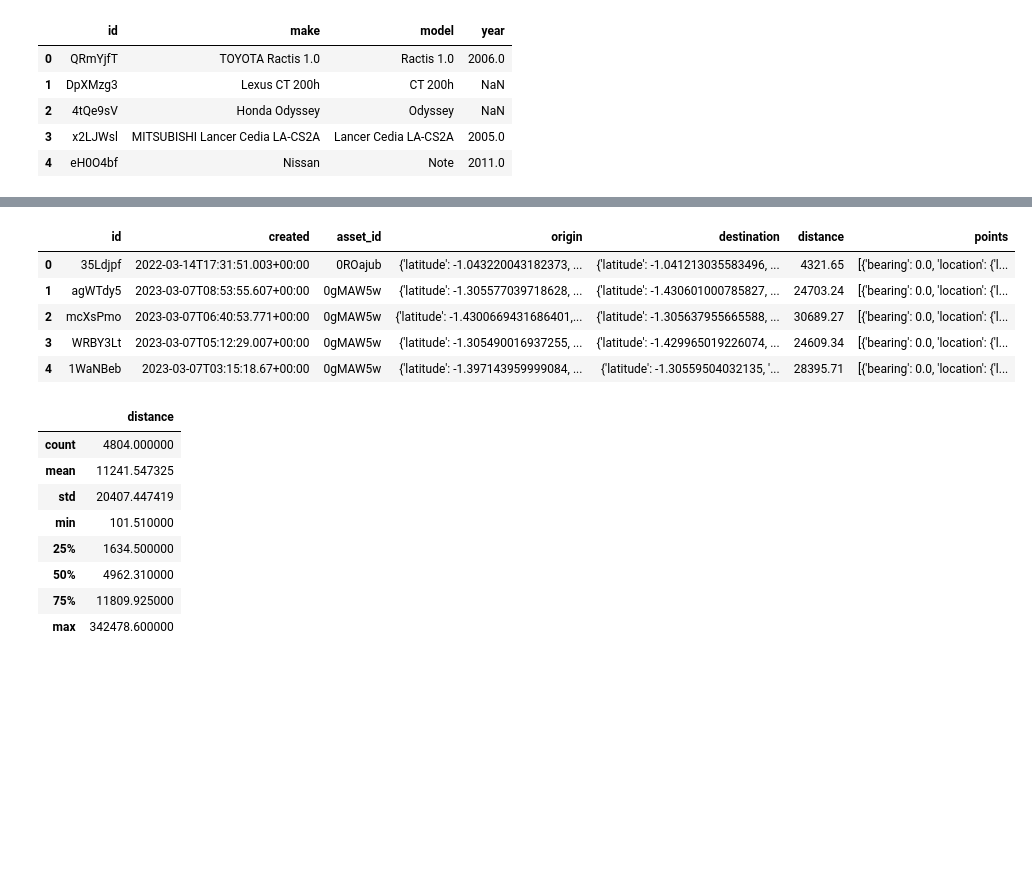
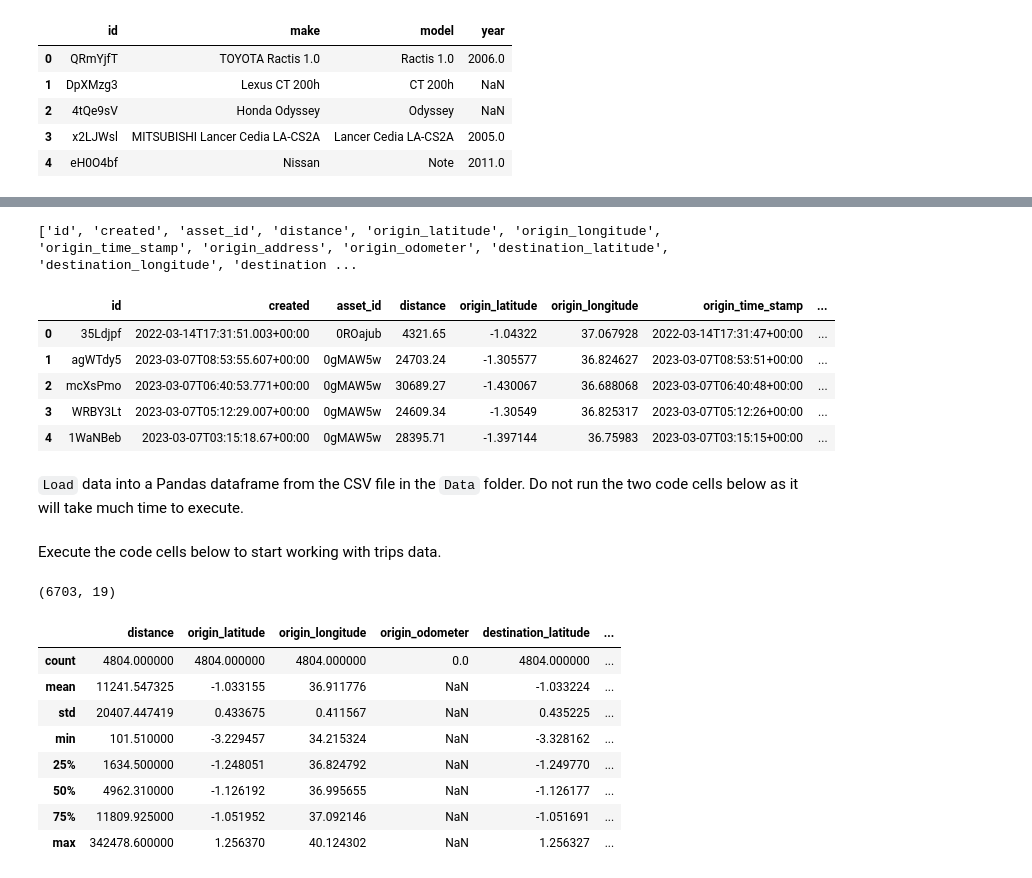
Before and after one commit to Ronnie-Leon76/Yatsa-Analytics, a Jupyter notebook: Yatsa-Analytics-EDA.ipynb, the cells around one changed output, grey strips where cells are left out. Saved outputs shown, nothing was run; the diff lists cells and outputs as text; code cells hidden in the pictures; blank space fills up the shorter version.

Commit message:
converted the trips and assets JSON data into a Pandas dataframe

```diff
--- a/Yatsa-Analytics-EDA.ipynb
+++ b/Yatsa-Analytics-EDA.ipynb
@@ -14,7 +14,6 @@ This notebook is a quick look at the data that Yatsa collects from their user's
 # %%
 import pandas as pd
 assets = pd.read_json('Data/assets.json')
-trips = pd.read_json('Data/trips.json')
 # %%
 assets.head()
 # %% [output]
@@ -26,0 +28,3 @@ assets.head()
+# %%
+with open('Data/trips.json') as f:
+    trips = json.load(f)
@@ -27,9 +35,40 @@ assets.head()
+# %%
+columns = []
+columns.append('id')
+columns.append('created')
+columns.append('asset_id')
+columns.append('distance')
+data_origin = trips[3]['origin']
+data_destination = trips[4]['destination']
+data_points = trips[6]['points'][0]
+for key in data_origin.keys():
+    if key not in columns:
+        columns.append('origin_' + key)
+for key in data_destination.keys():
+    if key not in columns:
+        columns.append('destination_' + key)
+for k, v in data_points.items():
+    if k not in columns:
+        if k == 'location':
+            for key in v.keys():
+                if key not in columns:
+                    columns.append('point_' + key)
+        else:
+            columns.append('point_' + k)
+print(columns)
+# %% [output]
+['id', 'created', 'asset_id', 'distance', 'origin_latitude', 'origin_longitude', 'origin_time_stamp', 'origin_address', 'origin_odometer', 'destination_latitude', 'destination_longitude', 'destination ...
+# %%
+trips_df = pd.DataFrame(columns=columns)
+# fill the dataframe columns with trips data
 # %%
-trips.head()
+trips_df.head()
 # %% [output]
-|  | id | created | asset_id | origin | destination | distance | points |
-| 0 | 35Ldjpf | 2022-03-14T17:31:51.003+00:00 | 0ROajub | {'latitude': -1.043220043182373, ... | {'latitude': -1.041213035583496, ... | 4321.65 | [{'bearing': 0.0, 'location': {'l... |
-| 1 | agWTdy5 | 2023-03-07T08:53:55.607+00:00 | 0gMAW5w | {'latitude': -1.305577039718628, ... | {'latitude': -1.430601000785827, ... | 24703.24 | [{'bearing': 0.0, 'location': {'l... |
-| 2 | mcXsPmo | 2023-03-07T06:40:53.771+00:00 | 0gMAW5w | {'latitude': -1.4300669431686401,... | {'latitude': -1.305637955665588, ... | 30689.27 | [{'bearing': 0.0, 'location': {'l... |
-| 3 | WRBY3Lt | 2023-03-07T05:12:29.007+00:00 | 0gMAW5w | {'latitude': -1.305490016937255, ... | {'latitude': -1.429965019226074, ... | 24609.34 | [{'bearing': 0.0, 'location': {'l... |
-| 4 | 1WaNBeb | 2023-03-07T03:15:18.67+00:00 | 0gMAW5w | {'latitude': -1.397143959999084, ... | {'latitude': -1.30559504032135, '... | 28395.71 | [{'bearing': 0.0, 'location': {'l... |
+|  | id | created | asset_id | distance | origin_latitude | origin_longitude | origin_time_stamp | ... |
+| 0 | 35Ldjpf | 2022-03-14T17:31:51.003+00:00 | 0ROajub | 4321.65 | -1.04322 | 37.067928 | 2022-03-14T17:31:47+00:00 | ... |
+| 1 | agWTdy5 | 2023-03-07T08:53:55.607+00:00 | 0gMAW5w | 24703.24 | -1.305577 | 36.824627 | 2023-03-07T08:53:51+00:00 | ... |
+| 2 | mcXsPmo | 2023-03-07T06:40:53.771+00:00 | 0gMAW5w | 30689.27 | -1.430067 | 36.688068 | 2023-03-07T06:40:48+00:00 | ... |
+| 3 | WRBY3Lt | 2023-03-07T05:12:29.007+00:00 | 0gMAW5w | 24609.34 | -1.30549 | 36.825317 | 2023-03-07T05:12:26+00:00 | ... |
+| 4 | 1WaNBeb | 2023-03-07T03:15:18.67+00:00 | 0gMAW5w | 28395.71 | -1.397144 | 36.75983 | 2023-03-07T03:15:15+00:00 | ... |
+# %% [markdown]
+`Load` data into a Pandas dataframe from the CSV file in the `Data` folder. Do not run the two code cells below as it will take much time to execute.
@@ -35,0 +95,2 @@ trips.head()
+# %% [markdown]
+Execute the code cells below to start working with trips data.
@@ -36,12 +99,16 @@ trips.head()
+# %%
+trips_df.shape
+# %% [output]
+(6703, 19)
 # %%
-trips.describe()
+trips_df.describe()
 # %% [output]
-|  | distance |
-| count | 4804.000000 |
-| mean | 11241.547325 |
-| std | 20407.447419 |
-| min | 101.510000 |
-| 25% | 1634.500000 |
-| 50% | 4962.310000 |
-| 75% | 11809.925000 |
-| max | 342478.600000 |
+|  | distance | origin_latitude | origin_longitude | origin_odometer | destination_latitude | ... |
+| count | 4804.000000 | 4804.000000 | 4804.000000 | 0.0 | 4804.000000 | ... |
+| mean | 11241.547325 | -1.033155 | 36.911776 | NaN | -1.033224 | ... |
+| std | 20407.447419 | 0.433675 | 0.411567 | NaN | 0.435225 | ... |
+| min | 101.510000 | -3.229457 | 34.215324 | NaN | -3.328162 | ... |
+| 25% | 1634.500000 | -1.248051 | 36.824792 | NaN | -1.249770 | ... |
+| 50% | 4962.310000 | -1.126192 | 36.995655 | NaN | -1.126177 | ... |
+| 75% | 11809.925000 | -1.051952 | 37.092146 | NaN | -1.051691 | ... |
+| max | 342478.600000 | 1.256370 | 40.124302 | NaN | 1.256327 | ... |
```
Also changed, not shown: parts of 5 cells of this notebook, 4 other files.
